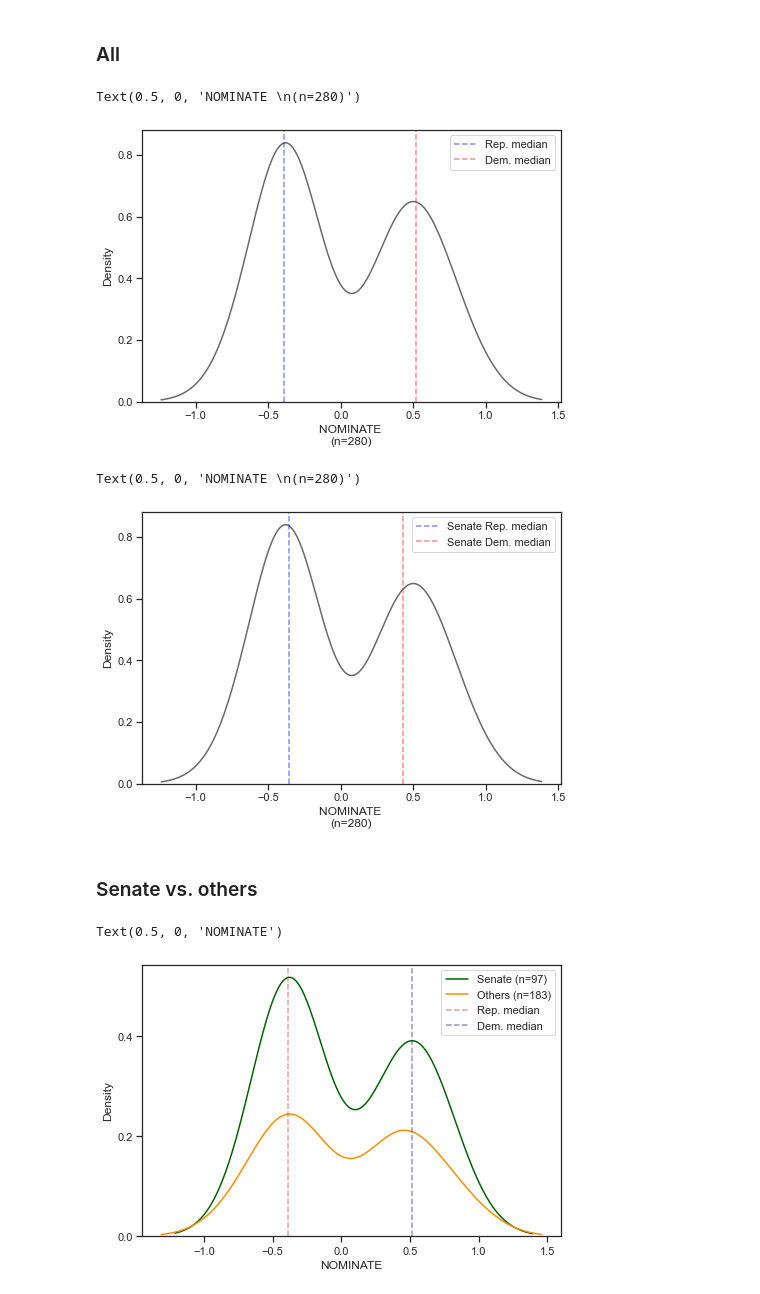
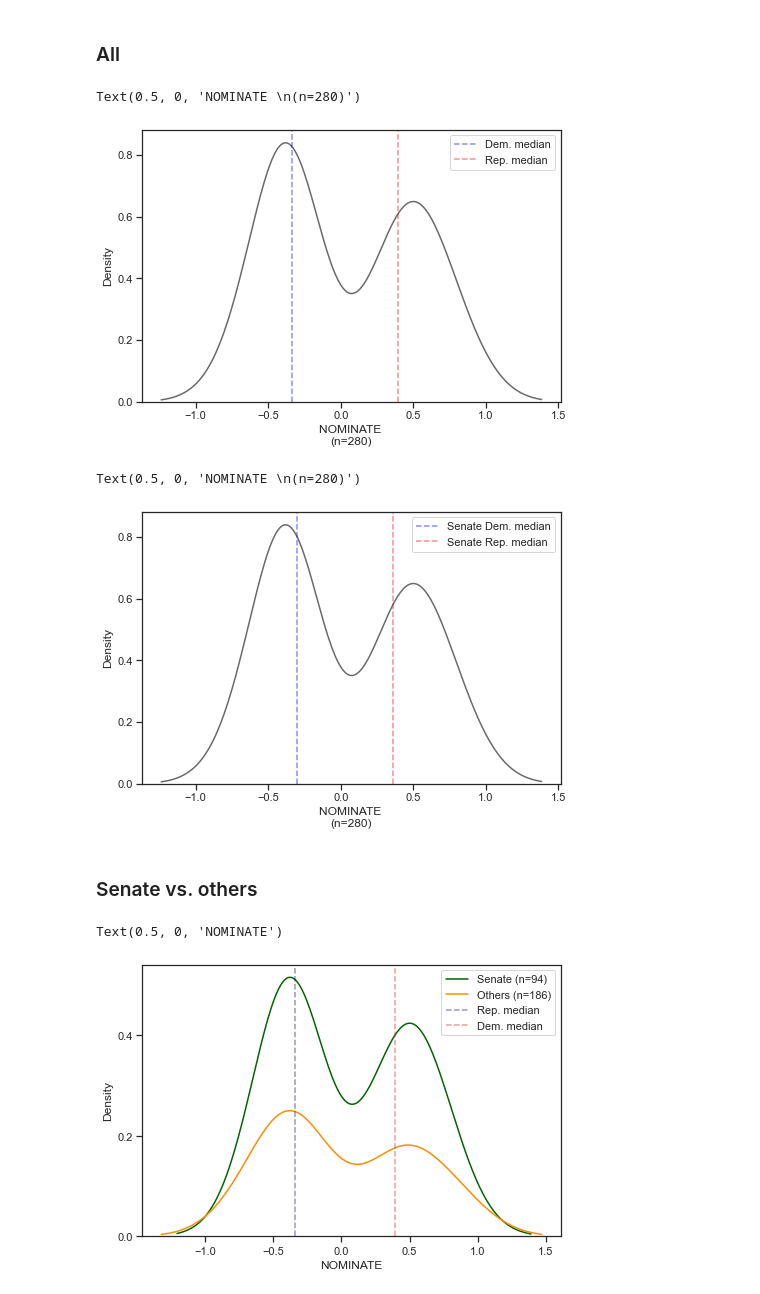
Before and after one commit to notnews/who, a Jupyter notebook: scripts/04_fig3_density_plot_voteview.ipynb, the cells around one changed output. Drawn from its saved outputs; the diff is of its cells as text; code cells hidden in the pictures.

Commit message:
vert median lines now for all politicians, not just sctv sample

```diff
--- a/scripts/04_fig3_density_plot_voteview.ipynb
+++ b/scripts/04_fig3_density_plot_voteview.ipynb
@@ -14,14 +14,13 @@ warnings.filterwarnings('ignore')
 #### Preamble
 # %%
 df = pd.read_csv(os.path.join('files', 'for-plots.csv'))
-df = df[df['icpsr'].notnull()]
 
 df['minutes'] = [str(x).replace(',','') for x in df['minutes']]
 df['minutes'] = df['minutes'].astype('float')
+
+# df['seat'] = np.where((df['seat'].isnull())&(df['chamber']=='Senate'), 'federal:senate', df['seat'])
+# df['seat'] = np.where((df['seat'].isnull())&(df['chamber']=='House'), 'federal:house', df['seat'])
+# df['seat'] = np.where((df['seat'].isnull())&(df['chamber']=='President'), 'federal:president', df['seat'])
-# %%
-df['seat'] = np.where((df['seat'].isnull())&(df['chamber']=='Senate'), 'federal:senate', df['seat'])
-df['seat'] = np.where((df['seat'].isnull())&(df['chamber']=='House'), 'federal:house', df['seat'])
-df['seat'] = np.where((df['seat'].isnull())&(df['chamber']=='President'), 'federal:president', df['seat'])
 # %%
 # Graph settings
 TRANSPARENCY = 0.45
@@ -57,11 +56,11 @@ plt.axvline(x=REP_MEDIAN, linestyle='--', color='red', alpha=TRANSPARENCY)
 
 g.locator_params(axis='y', nbins=7)
 
-plt.legend(g.lines[1:], ['Rep. median', 'Dem. median'], loc=LEGENDLOC)
+plt.legend(g.lines[1:], ['Dem. median', 'Rep. median'], loc=LEGENDLOC)
 plt.xlabel(f'NOMINATE \n(n={_samplesize})')
 # %% [output]
 Text(0.5, 0, 'NOMINATE \n(n=280)')
-[figure, old version]
+[figure, new version]
 # %%
 g = sns.kdeplot(data=agg, x=score, weights='minutes', color=LINECOLOR, legend=True)
 
@@ -70,38 +69,40 @@ plt.axvline(x=REP_SENATE_MEDIAN, linestyle='--', color='red', alpha=TRANSPARENCY
 
 g.locator_params(axis='y', nbins=7)
 
-plt.legend(g.lines[1:], ['Senate Rep. median', 'Senate Dem. median'], loc=LEGENDLOC)
+plt.legend(g.lines[1:], ['Senate Dem. median', 'Senate Rep. median'], loc=LEGENDLOC)
 plt.xlabel(f'NOMINATE \n(n={_samplesize})')
 # %% [output]
 Text(0.5, 0, 'NOMINATE \n(n=280)')
-[figure, old version]
+[figure, new version]
 # %% [markdown]
 ### Senate vs. others
 # %%
 # Get sample counts
-_mask = (df['seat']=='federal:senate') & (df[score].notnull())
+_mask = (df['seat']=='federal:senate') & (df[score].notnull()) & (df['minutes'].notnull())
 senate_count = len(df[_mask])
 
-_mask = (df['seat']!='federal:senate') & (df[score].notnull())
+_mask = (df['seat']!='federal:senate') & (df[score].notnull())  & (df['minutes'].notnull())
 others_count = len(df[_mask])
 
-_df = df[df[score].notnull()]
+_mask = (df['minutes'].notnull())
+_df = df[_mask]
 _df['Senate'] = np.where(_df['seat']=='federal:senate', 'Yes', 'No')
+
 agg = _df.groupby([score, 'Senate'])['minutes'].sum().reset_index()
 # %%
 g = sns.kdeplot(data=agg, x=score, hue='Senate', weights='minutes', palette=PALETTE2)
 
-plt.axvline(x=DEM_MEDIAN, linestyle='--', color=REPCOLOR, alpha=TRANSPARENCY)
-plt.axvline(x=REP_MEDIAN, linestyle='--', color=DEMCOLOR, alpha=TRANSPARENCY)
+plt.axvline(x=DEM_MEDIAN, linestyle='--', color=DEMCOLOR, alpha=TRANSPARENCY)
+plt.axvline(x=REP_MEDIAN, linestyle='--', color=REPCOLOR, alpha=TRANSPARENCY)
 
 g.locator_params(axis='y', nbins=5)
 
 plt.legend([f'Senate (n={senate_count})', f'Others (n={others_count})', 'Rep. median', 'Dem. median'],
            loc=LEGENDLOC)
 plt.xlabel('NOMINATE')
 # %% [output]
 Text(0.5, 0, 'NOMINATE')
-[figure, old version]
+[figure, new version]
 # %%
 g = sns.kdeplot(data=agg, x=score, hue='Senate', weights='minutes', palette=PALETTE2)
 
```
Also changed, not shown: parts of 2 cells of this notebook, 2 other files.
